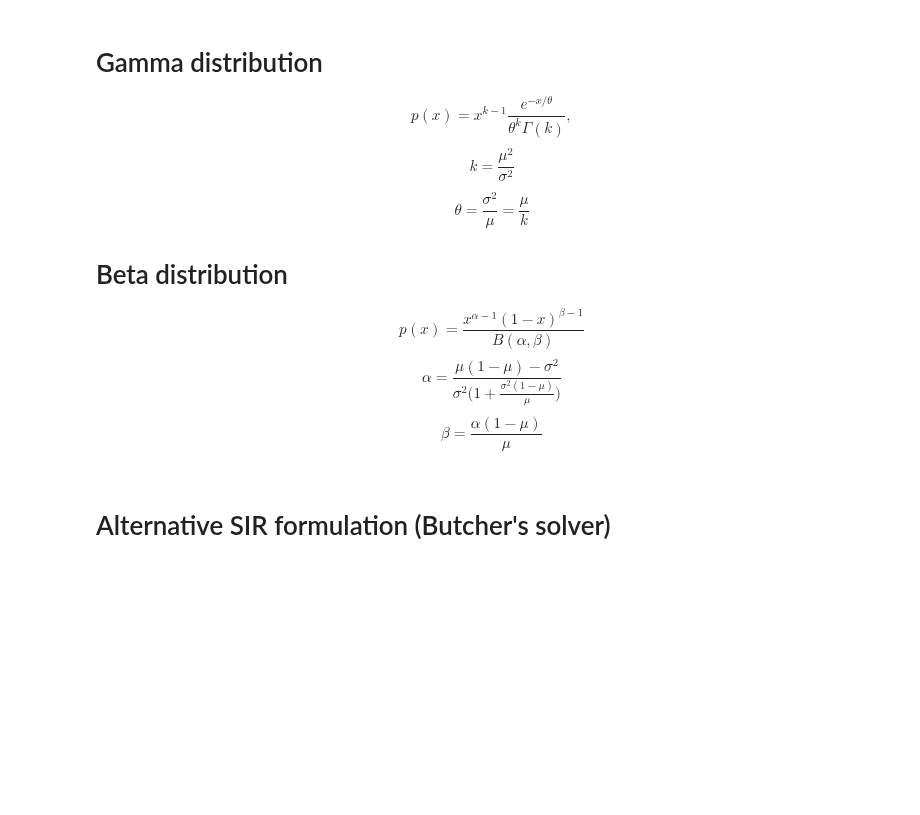
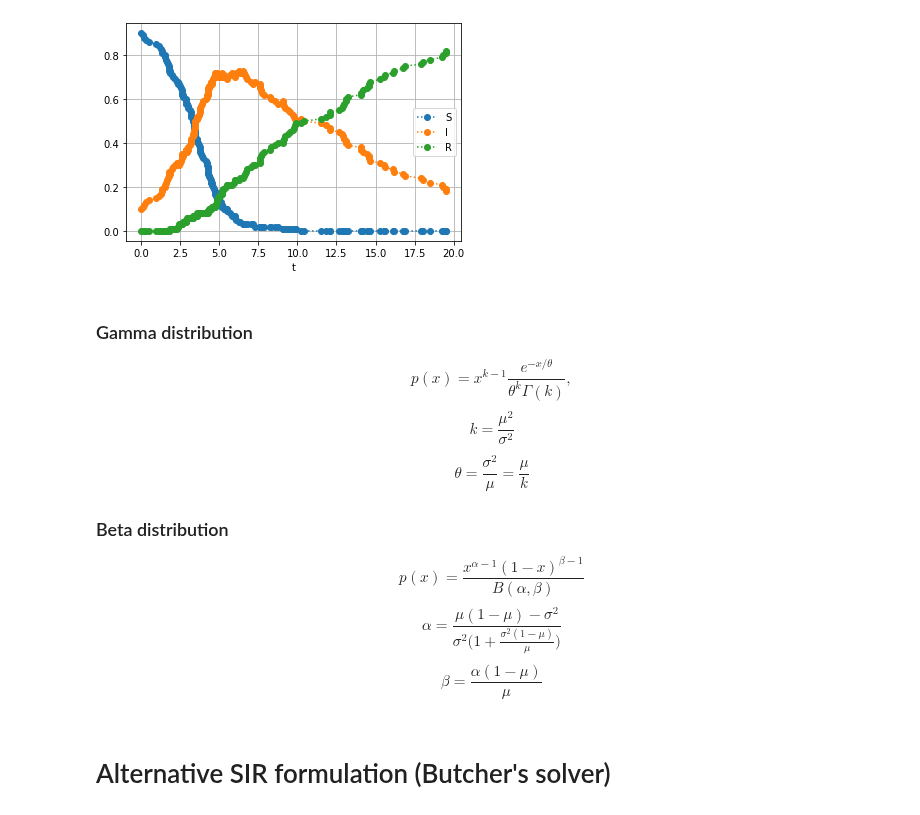
Before and after one commit to maxbiostat/R0_uncertainty, a Jupyter notebook: code/old_notebooks/Data Simulation.ipynb, the cells around one changed output. Drawn from its saved outputs; the diff is of its cells as text; code cells hidden in the pictures; blank space fills up the shorter version.

```diff
--- a/code/old_notebooks/Data Simulation.ipynb
+++ b/code/old_notebooks/Data Simulation.ipynb
@@ -29,10 +51,18 @@ I = [I0]*100
+# %%
+sim = pd.read_csv('sir_stoch.csv')
+sim.set_index('t', inplace=True)
+sim /= 100
+# %%
+sim.loc[:20].plot(style=':o', grid=True);
+# %% [output]
+[figure, added]
 # %% [markdown]
-# Gamma distribution
+### Gamma distribution
 $$p(x) = x^{k-1}\frac{e^{-x/\theta}}{\theta^k\Gamma(k)},$$
 $$k = \frac{\mu^2}{\sigma^2}$$
 $$\theta = \frac{\sigma^2}{\mu} = \frac{\mu}{k}$$
 
-# Beta distribution
+### Beta distribution
 $$p(x) = \frac{x^{\alpha-1}(1-x)^{\beta-1}}{B(\alpha, \beta)}$$
 $$\alpha = \frac{\mu(1-\mu)-\sigma^{2}}{\sigma^{2}\Big(1+\frac{\sigma^{2}(1-\mu)}{\mu}\Big)}$$
 $$\beta = \frac{\alpha(1-\mu)}{\mu}$$
```
Also changed, not shown: parts of 13 cells of this notebook, 2 other files.
